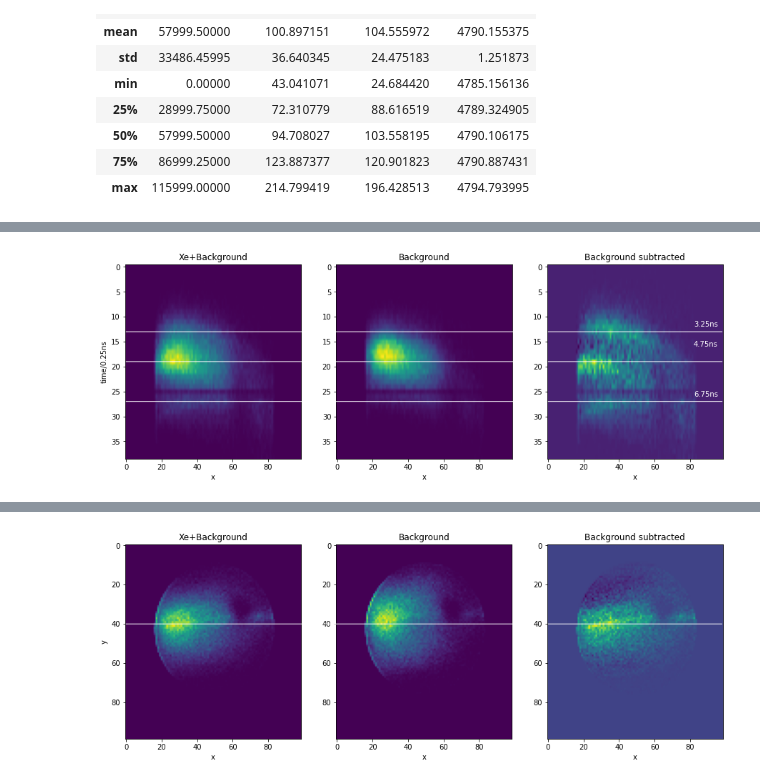
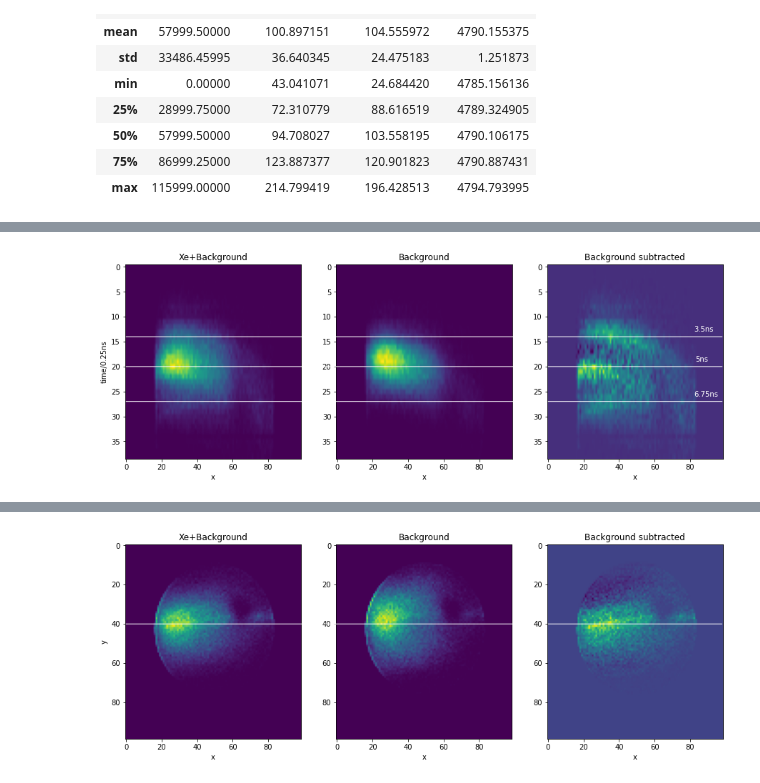
Before and after one commit to gmogol/Timepix, a Jupyter notebook: full_tpx_analysis.ipynb, the cells around one changed output, grey strips where cells are left out. Drawn from its saved outputs; the diff is of its cells as text; code cells hidden in the pictures.

```diff
--- a/full_tpx_analysis.ipynb
+++ b/full_tpx_analysis.ipynb
@@ -183,7 +131,7 @@ plt.title('Background subtracted')
 
 
 
-for y in [13, 19, 27]:
+for y in [14, 20, 27]:
     con = ConnectionPatch(xyA=(0,y), xyB=(98,y), coordsA="data", coordsB="data",
                       axesA=ax1, axesB=ax3, color="white")
 
@@ -191,33 +139,26 @@ for y in [13, 19, 27]:
 
 im1 = ax1.imshow(to_plot_2dhist('y','delta_t',background_factor=0,
                           signal_factor=1,
-                          bin1= np.linspace(0,255,100),
-                        bin2= np.linspace(4785,4795,40),
                          )
            ,aspect='auto')
 
 
 im2 = ax2.imshow(to_plot_2dhist('y','delta_t',background_factor=-1,
                           signal_factor=0,
-                          bin1= np.linspace(0,255,100),
-                        bin2= np.linspace(4785,4795,40),
                          )
            ,aspect='auto')
 
 
 
 
-im3=ax3.imshow(to_plot_2dhist('y','delta_t',background_factor=1,
-                          signal_factor=1.6,
-                          bin1= np.linspace(0,255,100),
-                        bin2= np.linspace(4785,4795,40),
+im3=ax3.imshow(to_plot_2dhist('y','delta_t'
                          )
            ,aspect='auto')
 
-plt.text(82,12,'3.25ns',color='white')
-plt.text(82,16,'4.75ns',color='white')
+plt.text(82,13,'3.5ns',color='white')
+plt.text(83,19,'5ns',color='white')
 plt.text(82,26,'6.75ns',color='white')
 
 
-plt.savefig('figures/t_vs_y.png')
+plt.savefig('figures/t-vs-y.pdf')
 # %% [output]
@@ -258,48 +183,42 @@ ax3 = fig.add_subplot(133)
 plt.xlabel('x')
 plt.title('Background subtracted')
 
-x_maxima = [13, 19, 27]
+x_maxima = [14, 20, 27]
 
 for y in x_maxima:
     con = ConnectionPatch(xyA=(0,y), xyB=(98,y), coordsA="data", coordsB="data",
                       axesA=ax1, axesB=ax3, color="white")
 
     ax3.add_artist(con)
 
 
 
 im1 = ax1.imshow(to_plot_2dhist('x','delta_t',background_factor=0,
                           signal_factor=1,
-                          bin1= np.linspace(0,255,100),
-                        bin2= np.linspace(4785,4795,40),
                          )
            ,aspect='auto')
 
 
 im2 = ax2.imshow(to_plot_2dhist('x','delta_t',background_factor=-1,
                           signal_factor=0,
-                          bin1= np.linspace(0,255,100),
-                        bin2= np.linspace(4785,4795,40),
                          )
            ,aspect='auto')
 
 
 
 
 im3=ax3.imshow(to_plot_2dhist('x','delta_t',background_factor=1,
-                          signal_factor=1.6,
-                          bin1= np.linspace(0,255,100),
-                        bin2= np.linspace(4785,4795,40),
+                          signal_factor=1.5,
                          )
            ,aspect='auto')
 
 
 
-plt.text(82,12,'3.25ns',color='white')
-plt.text(82,16,'4.75ns',color='white')
+plt.text(82,13,'3.5ns',color='white')
+plt.text(83,19,'5ns',color='white')
 plt.text(82,26,'6.75ns',color='white')
 
 
-plt.savefig('figures/t_vs_x.png')
+plt.savefig('figures/t-vs-x.pdf')
 # %% [output]
-[figure, old version]
+[figure, new version]
```
Also changed, not shown: parts of 62 cells of this notebook, 1 other file.
